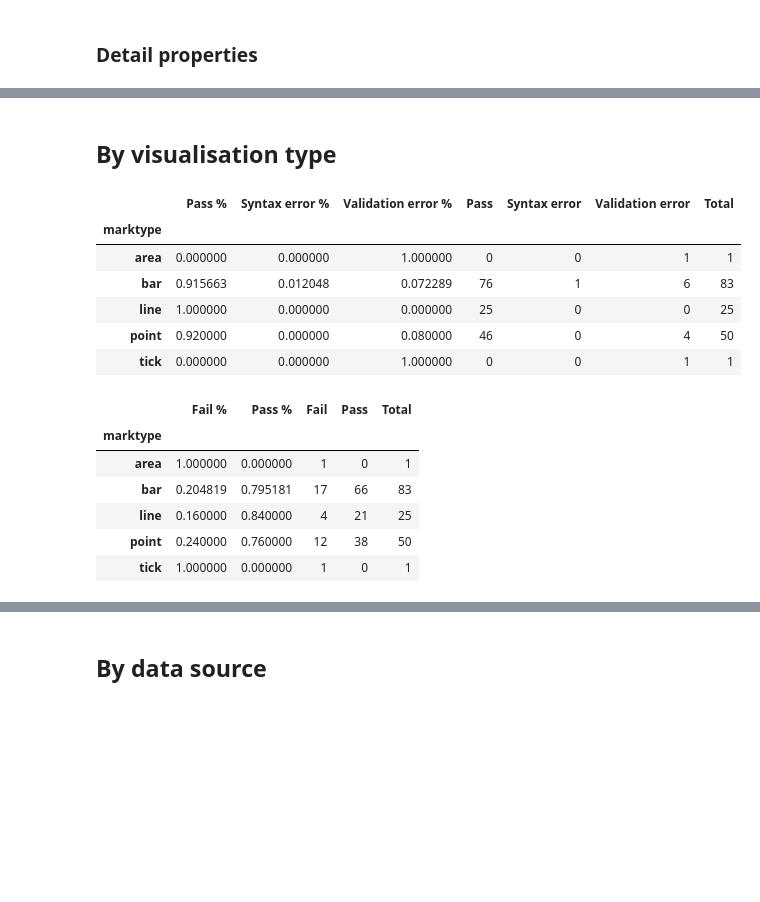
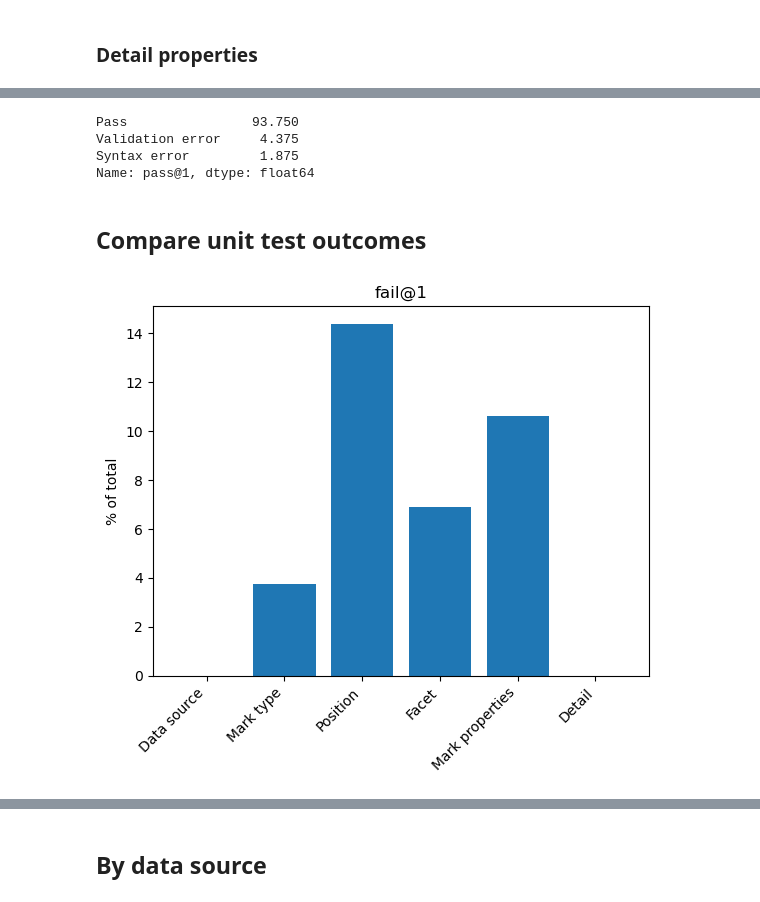
Before and after one commit to earth1987/Generating-Data-Visualisations-from-Natural-Language-Statements, a Jupyter notebook: notebooks/6_logic_tests.ipynb, the cells around one changed output, grey strips where cells are left out. Cells and saved outputs as stored; diff of their text form; code cells hidden in the pictures; blank space fills up the shorter version.

```diff
--- a/notebooks/6_logic_tests.ipynb
+++ b/notebooks/6_logic_tests.ipynb
@@ -756,0 +385,4 @@ pchannel_passk_summary.head()
+# %%
+is_valid_pchannel = apply_logic_test(validated_output_df, target_df, channel_rule, ['x', 'y'], ['field', 'aggregate'])
+pchannel_pass1, _, _  = unit_test_summary(is_valid_pchannel)
+print(pchannel_pass1)
@@ -782,0 +397,4 @@ fchannel_passk_summary.head()
+# %%
+is_valid_facet = apply_logic_test(validated_output_df, target_df, channel_rule, ['facet', 'row', 'column'], ['field', 'aggregate'])
+facet_pass1, _, _  = unit_test_summary(is_valid_facet)
+print(facet_pass1)
@@ -808,0 +409,4 @@ mchannel_passk_summary.head()
+# %%
+is_valid_mark_property = apply_logic_test(validated_output_df, target_df, channel_rule, ['color'], ['field', 'aggregate'])
+mark_property_pass1, _, _  = unit_test_summary(is_valid_mark_property)
+print(mark_property_pass1)
@@ -1642,31 +421,29 @@ def logical_split(validated_df, unit_test_results, split):
-# %% [markdown]
-## By visualisation type
-# %%
-# Validation rate
-validation_split(validated_model_outputs, 'marktype')
-# %% [output]
-|  | Pass % | Syntax error % | Validation error % | Pass | Syntax error | Validation error | Total |
-| marktype |  |  |  |  |  |  |  |
-| area | 0.000000 | 0.000000 | 1.000000 | 0 | 0 | 1 | 1 |
-| bar | 0.915663 | 0.012048 | 0.072289 | 76 | 1 | 6 | 83 |
-| line | 1.000000 | 0.000000 | 0.000000 | 25 | 0 | 0 | 25 |
-| point | 0.920000 | 0.000000 | 0.080000 | 46 | 0 | 4 | 50 |
-| tick | 0.000000 | 0.000000 | 1.000000 | 0 | 0 | 1 | 1 |
-# %%
-# Overall pass rate
-unit_tests = [validated_dsource_outputs,
-              validated_mtype_outputs,
-              validated_pchannel_outputs,
-              validated_fchannel_outputs,
-              validated_mchannel_outputs,
-              validated_dchannel_outputs]
-
-logical_split(validated_model_outputs, unit_tests, 'marktype')
-# %% [output]
-|  | Fail % | Pass % | Fail | Pass | Total |
-| marktype |  |  |  |  |  |
-| area | 1.000000 | 0.000000 | 1 | 0 | 1 |
-| bar | 0.204819 | 0.795181 | 17 | 66 | 83 |
-| line | 0.160000 | 0.840000 | 4 | 21 | 25 |
-| point | 0.240000 | 0.760000 | 12 | 38 | 50 |
-| tick | 1.000000 | 0.000000 | 1 | 0 | 1 |
+# %%
+is_valid_detail = apply_logic_test(validated_output_df, target_df, channel_rule, ['detail'], ['field', 'aggregate'])
+detail_pass1, _, _  = unit_test_summary(is_valid_detail)
+print(detail_pass1)
+# %% [output]
+Pass                93.750
+Validation error     4.375
+Syntax error         1.875
+Name: pass@1, dtype: float64
+# %% [markdown]
+## Compare unit test outcomes
+# %%
+results = [dsource_pass1, mtype_pass1, pchannel_pass1, facet_pass1, mark_property_pass1, detail_pass1]
+X = ['Data source', 'Mark type', 'Position', 'Facet', 'Mark properties', 'Detail']
+Y = []
+for summary in results:
+    try:
+        Y.append(summary['Fail'])
+    except KeyError:
+        Y.append(0)
+
+fig, axes = plt.subplots(nrows=1, ncols=1)
+axes.bar(X, Y)
+axes.xaxis.set_ticks(X)
+axes.set_xticklabels(labels=X, rotation=45, ha='right')
+axes.set_ylabel('% of total')
+axes.set_title('fail@1');
+# %% [output]
+[figure, added]
```
Also changed, not shown: parts of 180 cells of this notebook.
